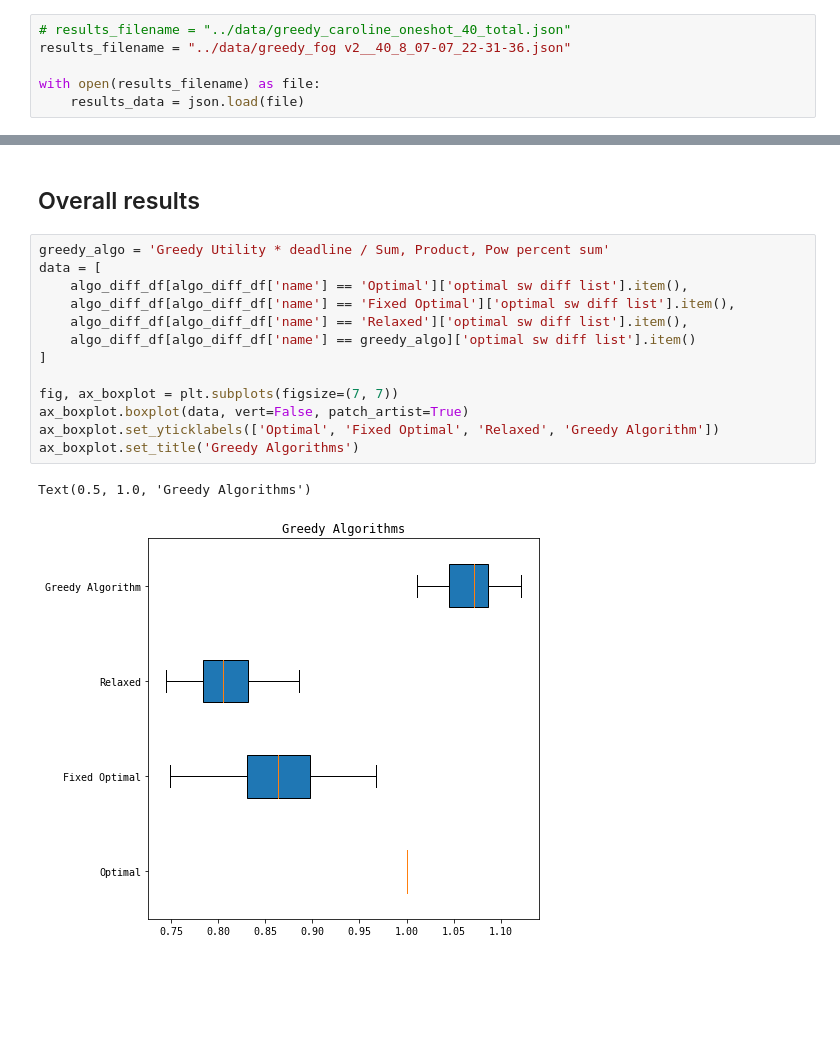
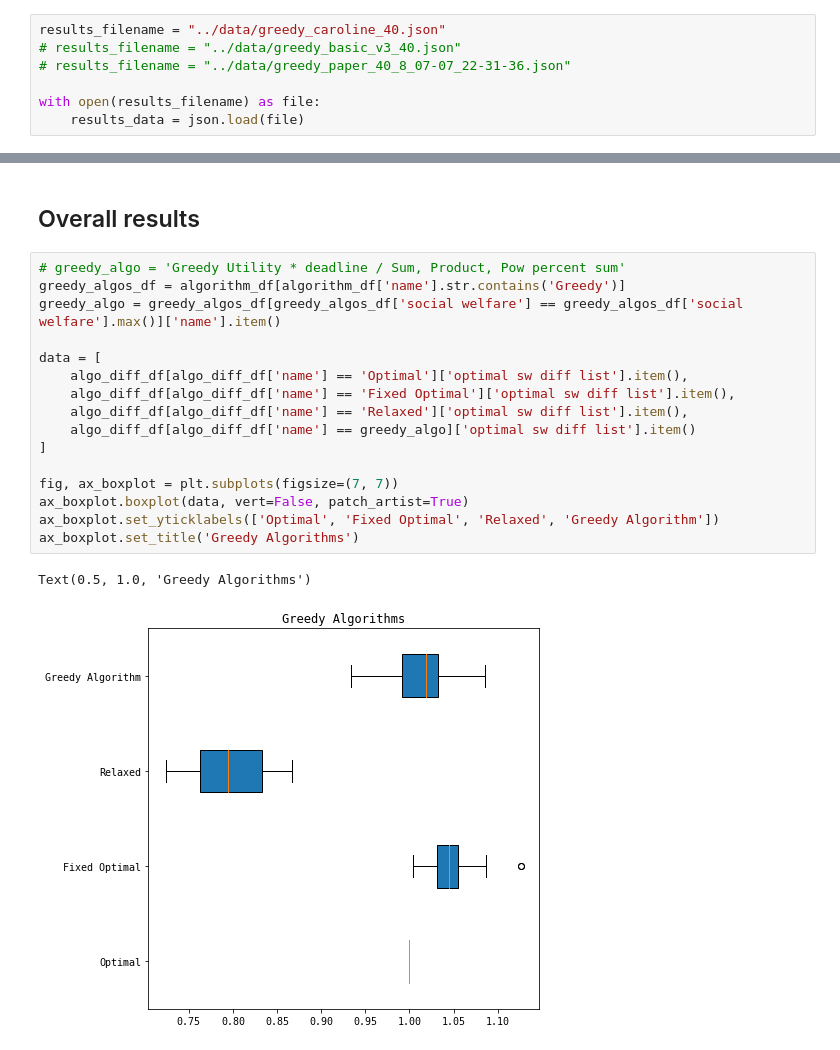
Before and after one commit to pseudo-rnd-thoughts/Elastic-Resource-Allocation, a Jupyter notebook: analysis/greedy.ipynb, the cells around one changed output, grey strips where cells are left out. Drawn from its saved outputs; the diff is of its cells as text; blank space fills up the shorter version.

```diff
--- a/analysis/greedy.ipynb
+++ b/analysis/greedy.ipynb
@@ -15,8 +15,9 @@ import seaborn as sns
 matplotlib.rcParams['font.family'] = "monospace"
 %matplotlib inline
 # %%
-# results_filename = "../data/greedy_caroline_oneshot_40_total.json"
-results_filename = "../data/greedy_fog v2__40_8_07-07_22-31-36.json"
+results_filename = "../data/greedy_caroline_40.json"
+# results_filename = "../data/greedy_basic_v3_40.json"
+# results_filename = "../data/greedy_paper_40_8_07-07_22-31-36.json"
 
 with open(results_filename) as file:
     results_data = json.load(file)
@@ -155,18 +158,21 @@ Text(0.5, 1.0, 'Fixed optimal SW diff points')
 # %% [markdown]
 ## Overall results
 # %%
-greedy_algo = 'Greedy Utility * deadline / Sum, Product, Pow percent sum'
+# greedy_algo = 'Greedy Utility * deadline / Sum, Product, Pow percent sum'
+greedy_algos_df = algorithm_df[algorithm_df['name'].str.contains('Greedy')]
+greedy_algo = greedy_algos_df[greedy_algos_df['social welfare'] == greedy_algos_df['social welfare'].max()]['name'].item()
+
 data = [
     algo_diff_df[algo_diff_df['name'] == 'Optimal']['optimal sw diff list'].item(),
     algo_diff_df[algo_diff_df['name'] == 'Fixed Optimal']['optimal sw diff list'].item(),
     algo_diff_df[algo_diff_df['name'] == 'Relaxed']['optimal sw diff list'].item(),
     algo_diff_df[algo_diff_df['name'] == greedy_algo]['optimal sw diff list'].item()
 ]
 
 fig, ax_boxplot = plt.subplots(figsize=(7, 7))
 ax_boxplot.boxplot(data, vert=False, patch_artist=True)
 ax_boxplot.set_yticklabels(['Optimal', 'Fixed Optimal', 'Relaxed', 'Greedy Algorithm'])
 ax_boxplot.set_title('Greedy Algorithms')
 # %% [output]
 Text(0.5, 1.0, 'Greedy Algorithms')
-[figure, old version]
+[figure, new version]
```
Also changed, not shown: parts of 5 cells of this notebook.
